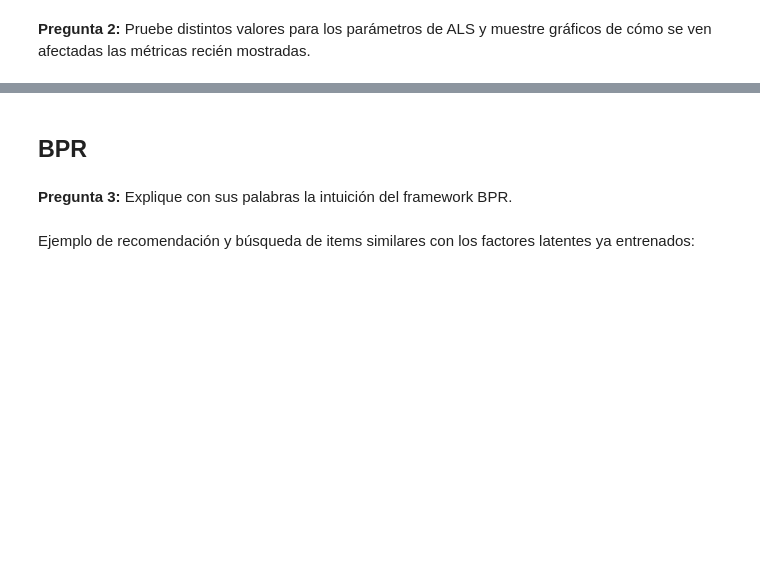
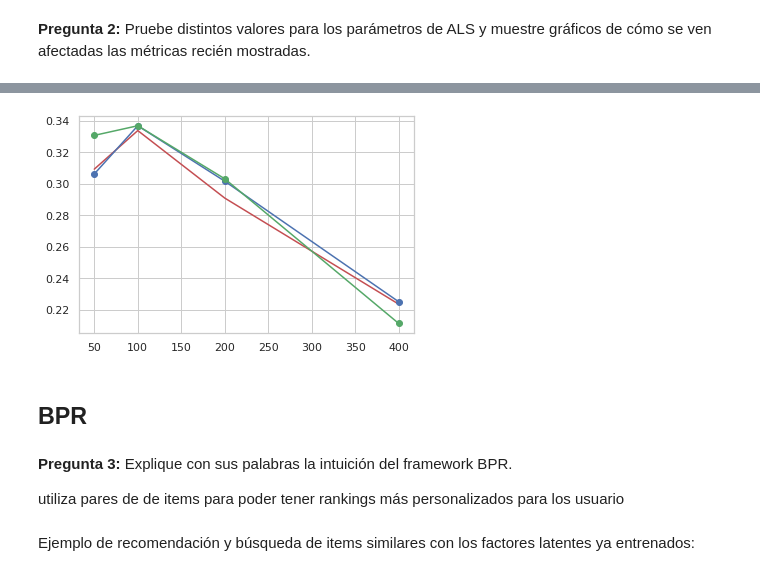
Before and after one commit to apachaii/apachaii-IIC3633-2020, a Jupyter notebook: 06_Implicit_implicit_feedback.ipynb, the cells around one changed output, grey strips where cells are left out. Drawn from its saved outputs; the diff is of its cells as text; code cells hidden in the pictures; blank space fills up the shorter version.

```diff
--- a/06_Implicit_implicit_feedback.ipynb
+++ b/06_Implicit_implicit_feedback.ipynb
@@ -235,7 +283,17 @@ ndcg: 0.33537519142419603
+# %%
+# NDCG
+plt.plot([50, 100, 200, 400], ndcgs[:4], 'r-', label = "50 factores")
+plt.plot([50, 100, 200, 400], ndcgs[4:8], 'bo-', label = "100 factores")
+plt.plot([50, 100, 200, 400], ndcgs[8:], 'go-', label = "200 factores")
+plt.show()
+# %% [output]
+[figure, added]
 # %% [markdown]
 ## BPR
 # %% [markdown]
 **Pregunta 3:** Explique con sus palabras la intuición del framework BPR.
+
+ utiliza pares de de items para poder tener rankings más personalizados para los usuario
 # %%
 # Definimos y entrenamos el modelo de implicit feedback utilizando optimizacion BPR
 model_bpr = implicit.bpr.BayesianPersonalizedRanking(factors=400, iterations=40, use_gpu=False)
```
Also changed, not shown: parts of 15 cells of this notebook.
